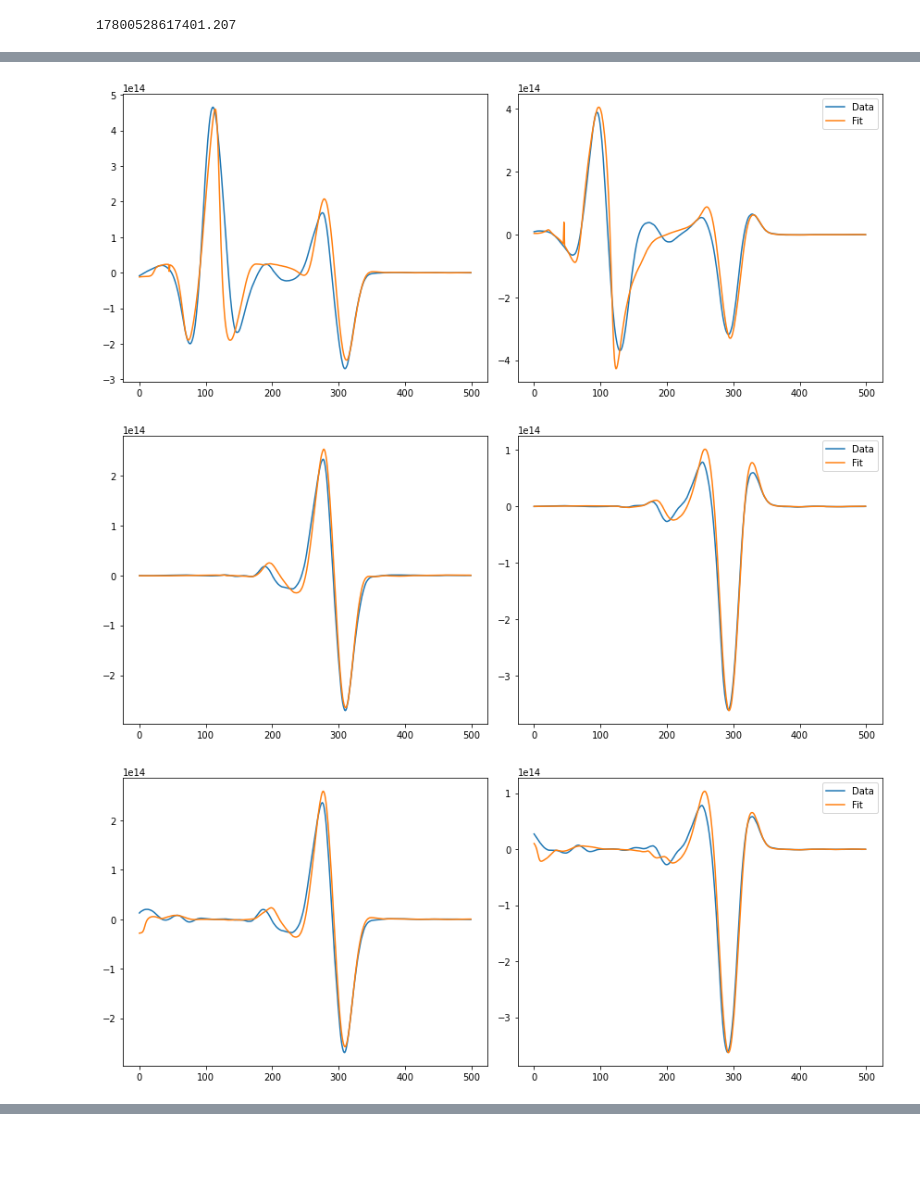
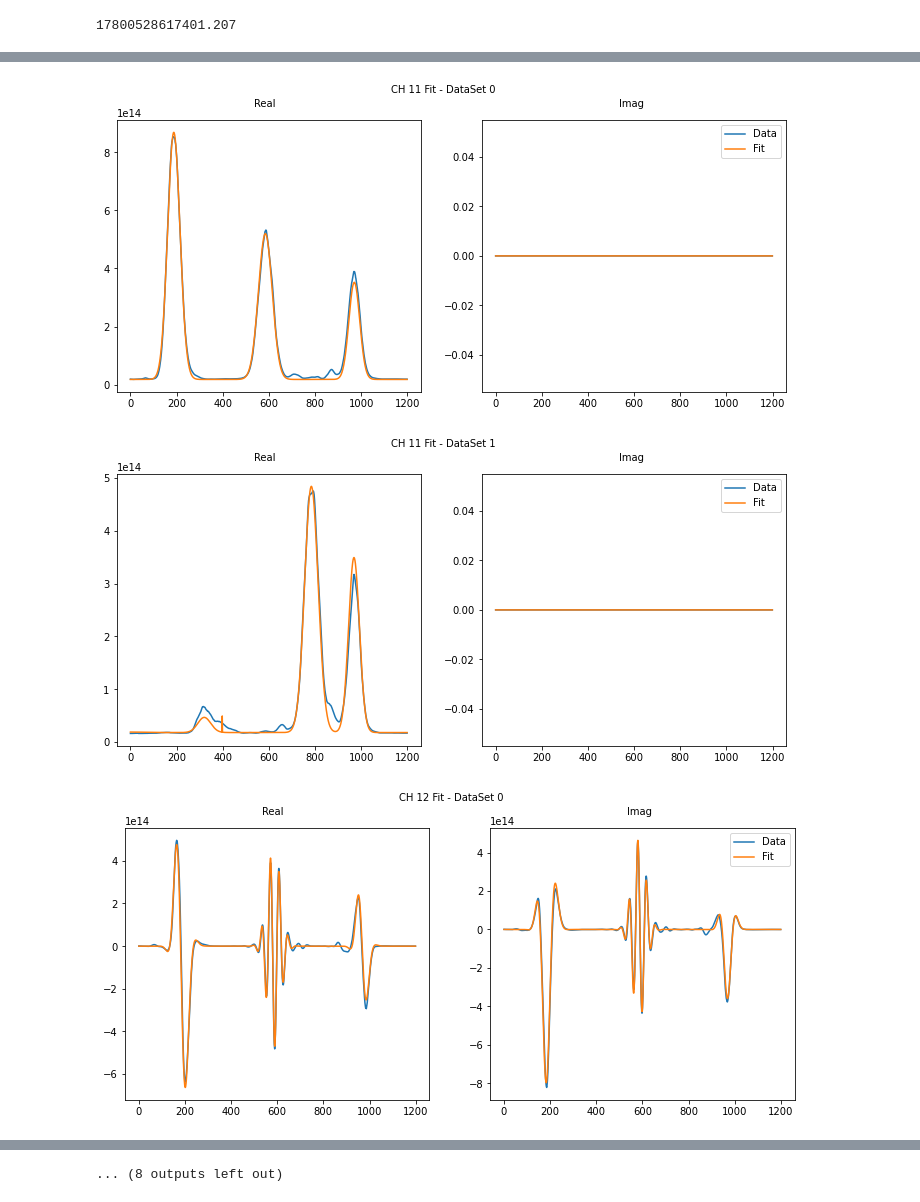
Before and after one commit to bmxdemo/bmxobs, a Jupyter notebook: towards1.ipynb, the cells around one changed output, grey strips where cells are left out. Saved outputs shown, nothing was run; the diff lists cells and outputs as text; code cells hidden in the pictures; blank space fills up the shorter version.

```diff
--- a/towards1.ipynb
+++ b/towards1.ipynb
@@ -306,3 +310,7 @@ def setSignificantSats(Theory):
 # %%
-Data_ids = ["pas/210904_2300","pas/210905_2300","pas/210906_2300","pas/210907_2300"]
-DataSet = [bmxobs.BMXSingleFreqObs(ids) for ids in Data_ids]
+Data_ids = [["pas/210904_2300",
+            "pas/210905_2300"],
+            ["pas/210906_2300",
+            "pas/210907_2300"]
+           ]
+DataSets = [[bmxobs.BMXSingleFreqObs(ids) for ids in Data_id] for Data_id in Data_ids]
@@ -358,0 +317,2 @@ getAmpFit(Theory, Sats)
+# %%
+Theories = [TheoryPredictor(DataSet, satAmp=1e7, satDelay=0) for DataSet in DataSets]
@@ -371,11 +447,10 @@ print(sdvParams)
 # %%
-cut = [9500,10000]
-channels = [12]
-mode = 'phase'
+cut = [0,1200]
+channels = [11,12,13,14,22,23,24,33,34,44]
+mode = 'all'
 
-for T in Theory:
-    T.showFit(channels = channels, cut=cut,mode=mode)
+Theories[0].showFit(channels = channels, cut=cut,mode=mode)
 # %% [output]
-[figure, old version]
+[figure, new version]
-[figure, old version]
+[figure, new version]
-[figure, old version]
+[figure, new version]
@@ -382,0 +466 @@ for T in Theory:
+... (8 outputs left out)
```
Also changed, not shown: parts of 17 cells of this notebook, 2 other files.
